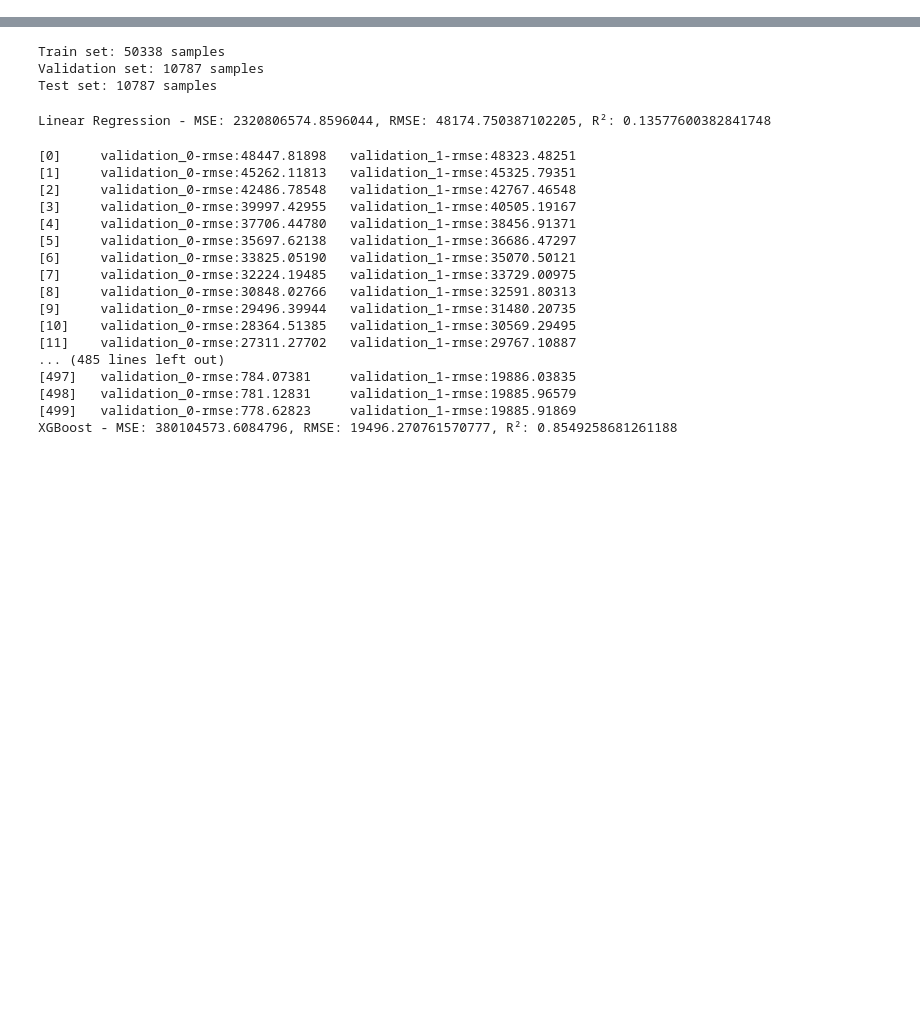
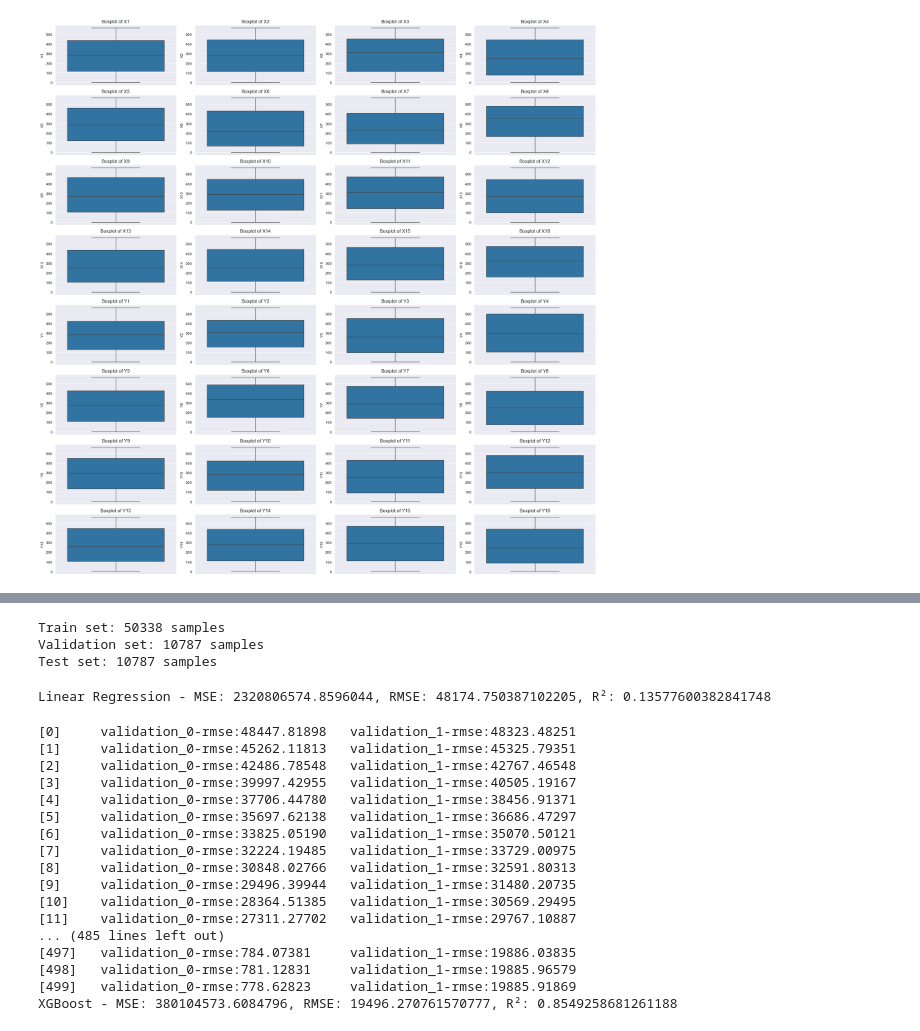
Before and after one commit to Ciaptok/Wave-Energy-Converters-Dataset-Analyze, a Jupyter notebook: notebooks/Adelaide.ipynb, the cells around one changed output, grey strips where cells are left out. Cells and saved outputs as stored; diff of their text form; code cells hidden in the pictures; blank space fills up the shorter version.

```diff
--- a/notebooks/Adelaide.ipynb
+++ b/notebooks/Adelaide.ipynb
@@ -37,2 +99,13 @@ adelaide_df.describe()
+# %%
+columns_to_plot = [f"X{i}" for i in range(1, 17)] + [f"Y{i}" for i in range(1, 17)]
+plt.figure(figsize=(20, 20))
+for i, column in enumerate(columns_to_plot, 1):
+    plt.subplot(8, 4, i)
+    sns.boxplot(y=adelaide_df[column])
+    plt.title(f"Boxplot of {column}")
+plt.tight_layout()
+plt.show()
+# %% [output]
+[figure, added]
 # %%
 # Histogram dla kolumny Power_all
```
Also changed, not shown: parts of 11 cells of this notebook, 3 other files.
